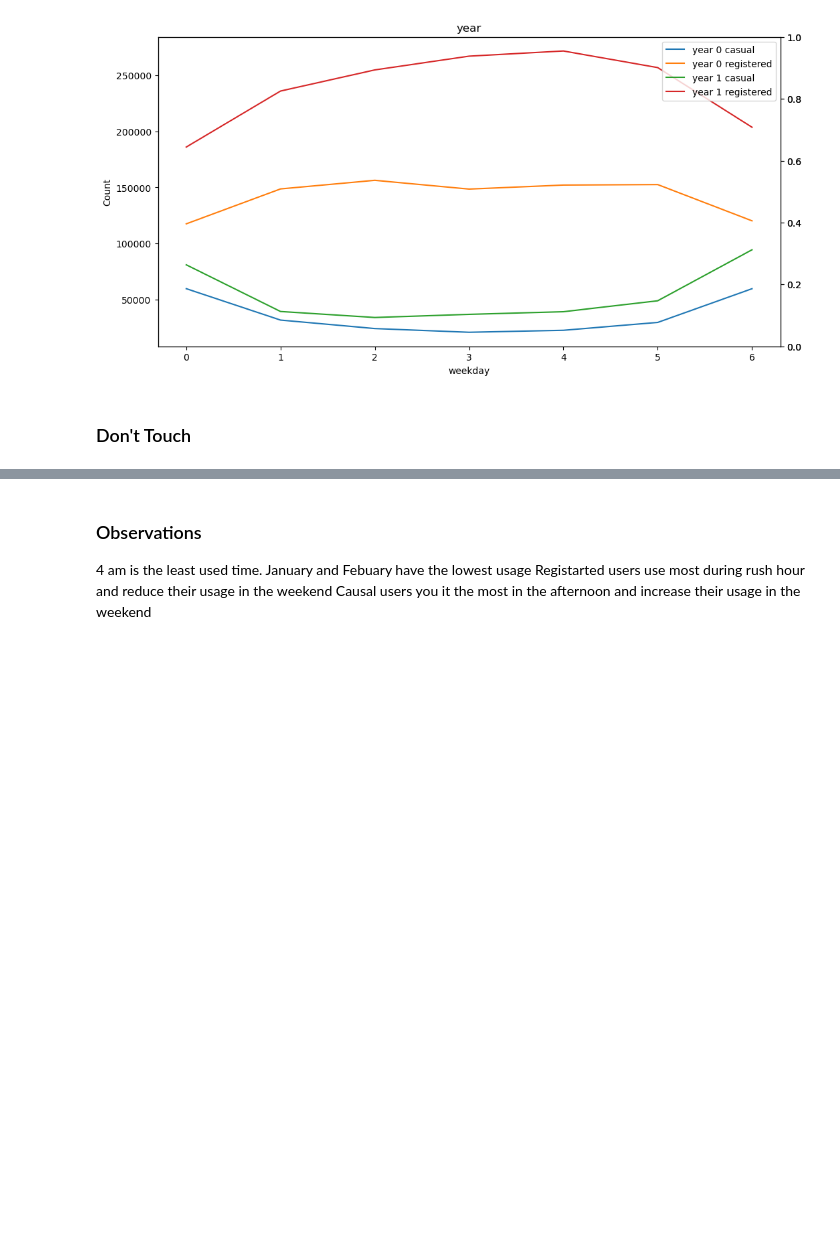
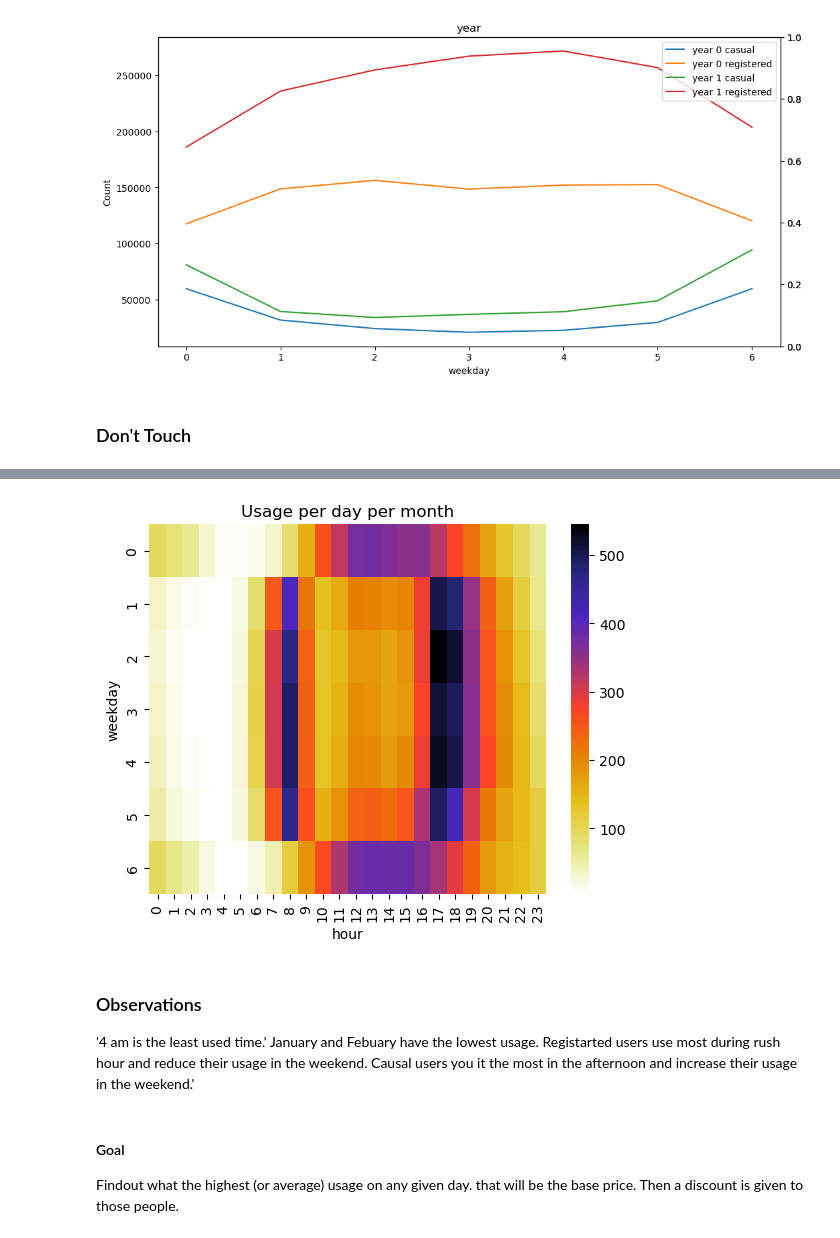
Before and after one commit to RHout19/Project-1, a Jupyter notebook: Model 1/Project 3/Sprint_1_Data_Wrangling.ipynb, the cells around one changed output, grey strips where cells are left out. Drawn from its saved outputs; the diff is of its cells as text; code cells hidden in the pictures; blank space fills up the shorter version.

```diff
--- a/Model 1/Project 3/Sprint_1_Data_Wrangling.ipynb
+++ b/Model 1/Project 3/Sprint_1_Data_Wrangling.ipynb
@@ -557,6 +564,18 @@ plt.show()
+# %%
+pivot_table = df.pivot_table(index='weekday', columns='hour', values='count')
+
+sns.heatmap(pivot_table, cmap='CMRmap_r')
+plt.title('Usage per day per month')
+
+plt.show()
+# %% [output]
+[figure, added]
 # %% [markdown]
 ### Observations
-4 am is the least used time.
-January and Febuary have the lowest usage
-Registarted users use most during rush hour and reduce their usage in the weekend
-Causal users you it the most in the afternoon and increase their usage in the weekend
+'4 am is the least used time.'
+January and Febuary have the lowest usage.
+Registarted users use most during rush hour and reduce their usage in the weekend.
+Causal users you it the most in the afternoon and increase their usage in the weekend.'
+# %% [markdown]
+#### Goal
+Findout what the highest (or average) usage on any given day. that will be the base price. Then a discount is given to those people.
```
Also changed, not shown: parts of 9 cells of this notebook.
